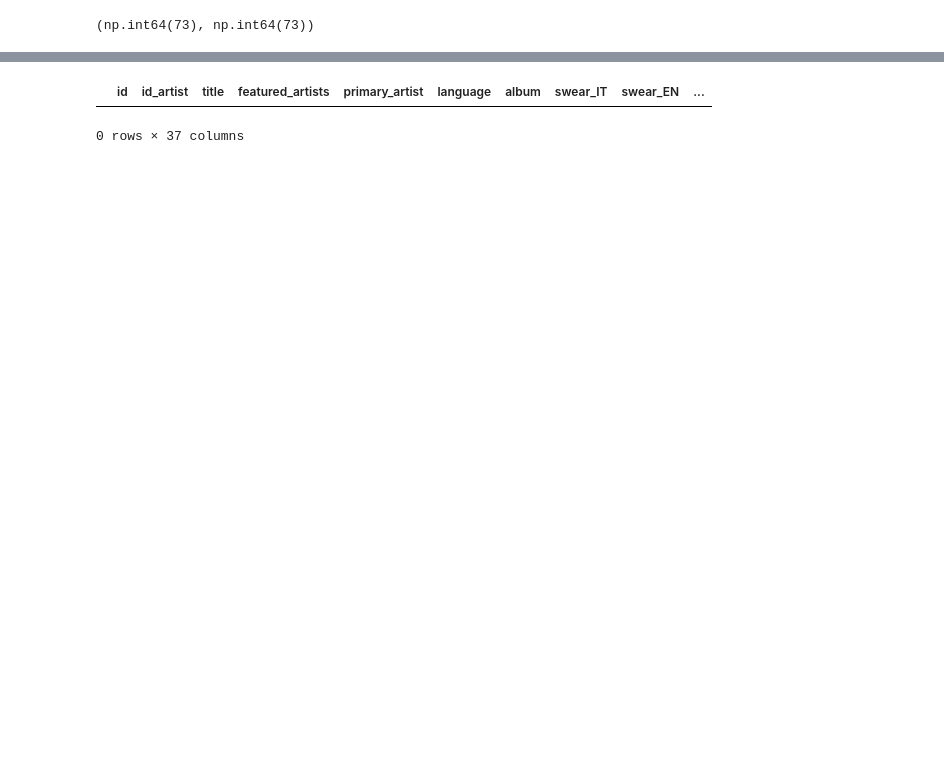
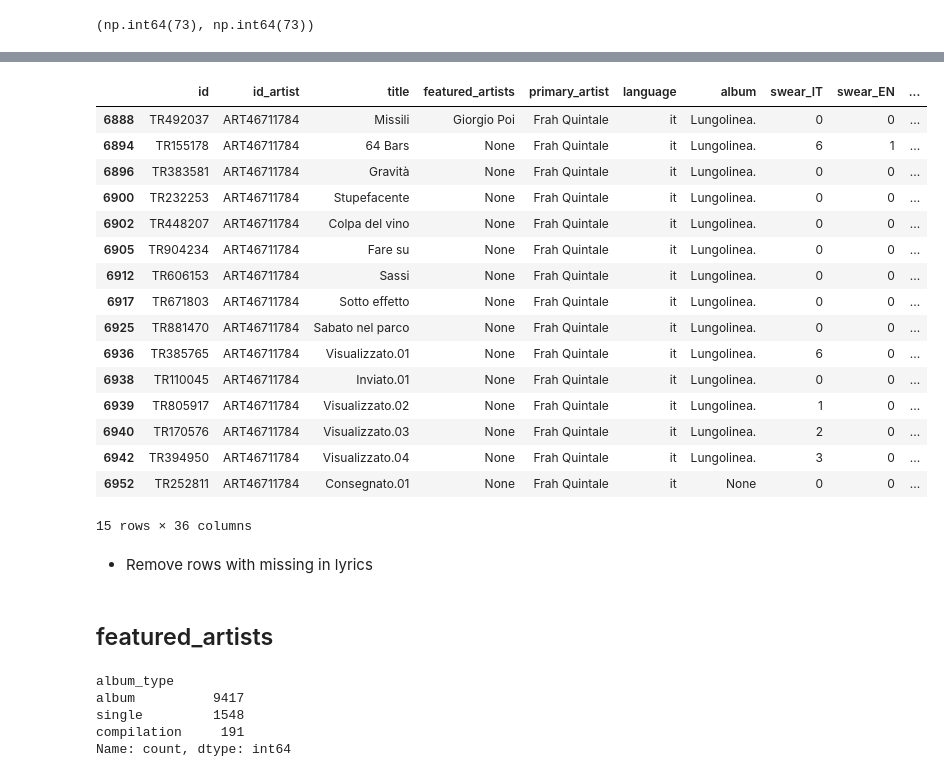
Before and after one commit to Ankit-Bhagat851/DSS-Project, a Jupyter notebook: Chi/tracks_understanding.ipynb, the cells around one changed output, grey strips where cells are left out. Saved outputs shown, nothing was run; the diff lists cells and outputs as text; code cells hidden in the pictures; blank space fills up the shorter version.

```diff
--- a/Chi/tracks_understanding.ipynb
+++ b/Chi/tracks_understanding.ipynb
@@ -11,5 +16,7 @@ raw_data = pd.read_csv('tracks.csv', skipinitialspace=True)
+# %%
+raw_data=pd.DataFrame(tracks)
 # %%
-spotifyAPI = pd.read_csv('LDS Data 2025-2026/DataPostSpotifyAPI.csv')
+spotifyAPI = pd.read_csv('/Users/huynhphuongchi/Desktop/Unipi/DSS/Module 2/LDS Data 2025-2026/DataPostSpotifyAPI.csv')
 # %%
 df_cleaned = raw_data.copy()
 # %% [markdown]
@@ -288,9 +282,11 @@ Rows where album != album_name:
 # %%
 # 1. define columns we want to fill
 fill_columns = [
-    "lyrics", "featured_artists", "album", "year", "month", "day",
-    "album_type", "disc_number", "track_number",
-    "id_album", "duration_ms", "explicit"
+    "lyrics", "featured_artists", "album", "language",
+    "year", "month", "day", "bpm", "rolloff", "rms", "flux",
+    "spectral_complexity", "pitch", "flatness", "loudness", "album_name",
+    "album_type", "disc_number", "track_number", "album_release_date",
+    "id_album", "duration_ms", "explicit", "popularity"
 ]
 
 # 2. Remove duplicates in spotify API based on id + id_artist
@@ -369,0 +382,2 @@ plt.show()
+# %%
+df_cleaned.drop(columns=['rms'], inplace=True)
@@ -378,5 +407,22 @@ df_cleaned[df_cleaned.lyrics.isnull()]
 # %%
-spotifyAPI[spotifyAPI.id=='TR590611']
+df_cleaned[df_cleaned.id_album=='ALB635494']
 # %% [output]
 |  | id | id_artist | title | featured_artists | primary_artist | language | album | swear_IT | swear_EN | ... |
+| 6888 | TR492037 | ART46711784 | Missili | Giorgio Poi | Frah Quintale | it | Lungolinea. | 0 | 0 | ... |
+| 6894 | TR155178 | ART46711784 | 64 Bars | None | Frah Quintale | it | Lungolinea. | 6 | 1 | ... |
+| 6896 | TR383581 | ART46711784 | Gravità | None | Frah Quintale | it | Lungolinea. | 0 | 0 | ... |
+| 6900 | TR232253 | ART46711784 | Stupefacente | None | Frah Quintale | it | Lungolinea. | 0 | 0 | ... |
+| 6902 | TR448207 | ART46711784 | Colpa del vino | None | Frah Quintale | it | Lungolinea. | 0 | 0 | ... |
+| 6905 | TR904234 | ART46711784 | Fare su | None | Frah Quintale | it | Lungolinea. | 0 | 0 | ... |
+| 6912 | TR606153 | ART46711784 | Sassi | None | Frah Quintale | it | Lungolinea. | 0 | 0 | ... |
+| 6917 | TR671803 | ART46711784 | Sotto effetto | None | Frah Quintale | it | Lungolinea. | 0 | 0 | ... |
+| 6925 | TR881470 | ART46711784 | Sabato nel parco | None | Frah Quintale | it | Lungolinea. | 0 | 0 | ... |
+| 6936 | TR385765 | ART46711784 | Visualizzato.01 | None | Frah Quintale | it | Lungolinea. | 6 | 0 | ... |
+| 6938 | TR110045 | ART46711784 | Inviato.01 | None | Frah Quintale | it | Lungolinea. | 0 | 0 | ... |
+| 6939 | TR805917 | ART46711784 | Visualizzato.02 | None | Frah Quintale | it | Lungolinea. | 1 | 0 | ... |
+| 6940 | TR170576 | ART46711784 | Visualizzato.03 | None | Frah Quintale | it | Lungolinea. | 2 | 0 | ... |
+| 6942 | TR394950 | ART46711784 | Visualizzato.04 | None | Frah Quintale | it | Lungolinea. | 3 | 0 | ... |
+| 6952 | TR252811 | ART46711784 | Consegnato.01 | None | Frah Quintale | it | None | 0 | 0 | ... |
-0 rows × 37 columns
+15 rows × 36 columns
+# %% [markdown]
+- Remove rows with missing in lyrics
@@ -382,0 +431,10 @@ spotifyAPI[spotifyAPI.id=='TR590611']
+# %% [markdown]
+## featured_artists
+# %%
+df_cleaned.album_type.value_counts()
+# %% [output]
+album_type
+album          9417
+single         1548
+compilation     191
+Name: count, dtype: int64
```
Also changed, not shown: parts of 86 cells of this notebook, 3 other files.
